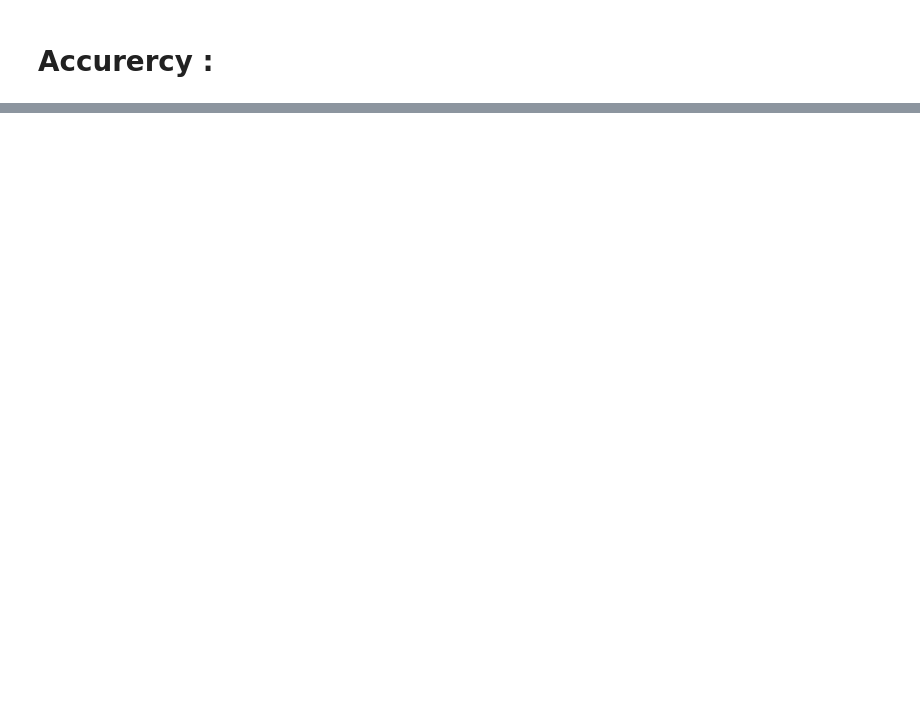
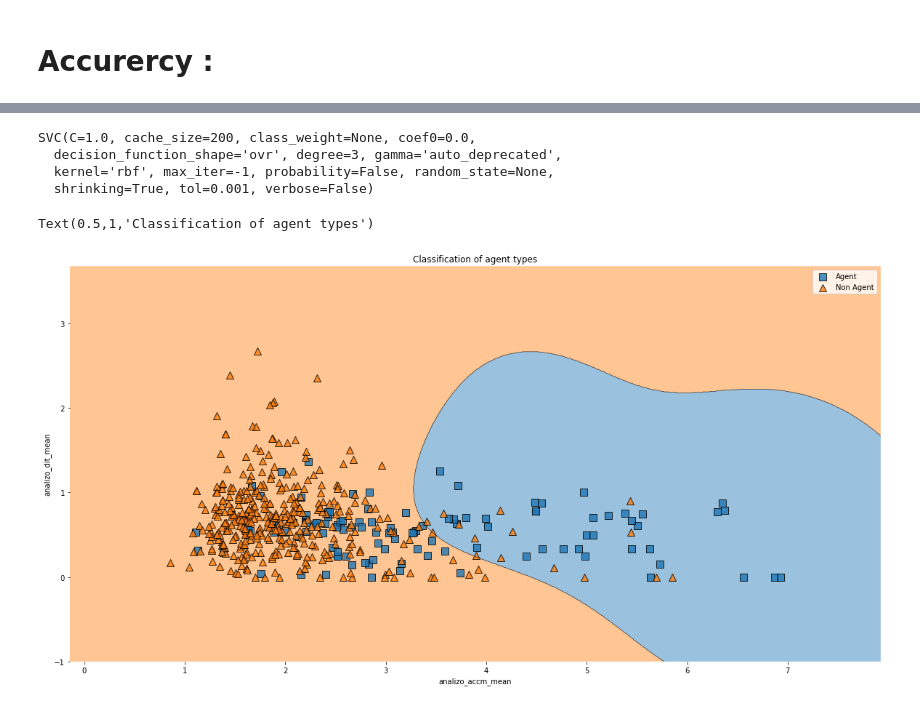
Before and after one commit to alonzanbar/robocup_analysis, a Jupyter notebook: code_analysis-machine-learning.ipynb, the cells around one changed output, grey strips where cells are left out. Cells and saved outputs as stored; diff of their text form; code cells hidden in the pictures; blank space fills up the shorter version.

```diff
--- a/code_analysis-machine-learning.ipynb
+++ b/code_analysis-machine-learning.ipynb
@@ -142,2 +118,0 @@ prec :  1.0 recall : 0.1 f1 : 0.181818181818
-# %%
-df_accurarcy, selected_features = classify_one_vs_many(df_merged[['type','type_original','analizo_accm_mean','analizo_total_cof']],'robo')
@@ -160,0 +134,28 @@ pickle.dump(model,open('dump','w'))
+# %%
+from mlxtend.plotting import plot_decision_regions
+df_accurarcy_2 = df_accurarcy[['analizo_accm_mean','analizo_dit_mean']].values
+# %%
+clf = SVC()
+Y = df_accurarcy['agent_type'].astype('category').cat.codes.values
+clf.fit(df_accurarcy_2,Y)
+# Z = clf.predict(df_accurarcy_2.astype(df_accurarcy_2.dtype))
+# %% [output]
+SVC(C=1.0, cache_size=200, class_weight=None, coef0=0.0,
+  decision_function_shape='ovr', degree=3, gamma='auto_deprecated',
+  kernel='rbf', max_iter=-1, probability=False, random_state=None,
+  shrinking=True, tol=0.001, verbose=False)
+# %%
+plt.figure(figsize=(20,10))
+with plt.style.context({'lines.markersize': 10}):
+    ax = plot_decision_regions(df_accurarcy_2,Y,clf=clf)
+L=plt.legend()
+L.get_texts()[0].set_text('Agent')
+L.get_texts()[1].set_text('Non Agent')
+
+# Adding axes annotations
+plt.xlabel('analizo_accm_mean')
+plt.ylabel('analizo_dit_mean')
+plt.title('Classification of agent types')
+# %% [output]
+Text(0.5,1,'Classification of agent types')
+[figure, added]
```
Also changed, not shown: parts of 26 cells of this notebook, 50 other files.
